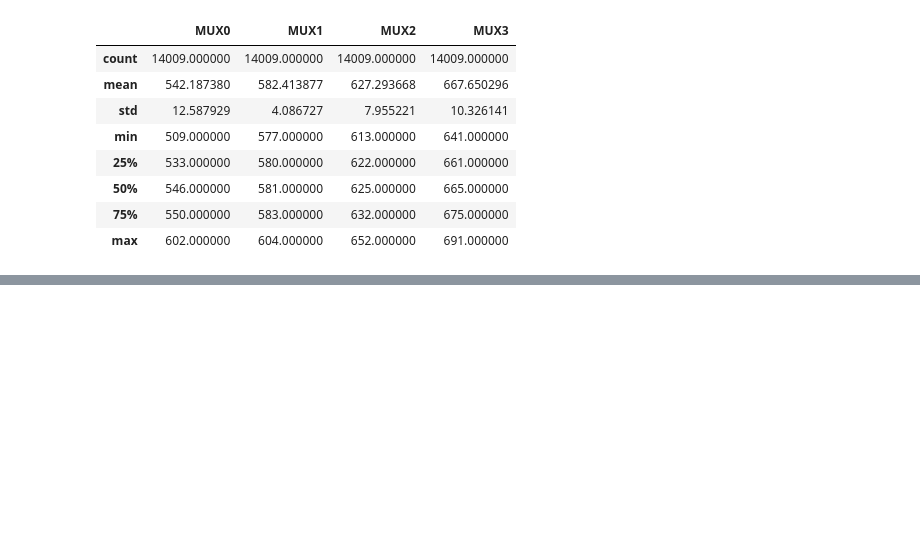
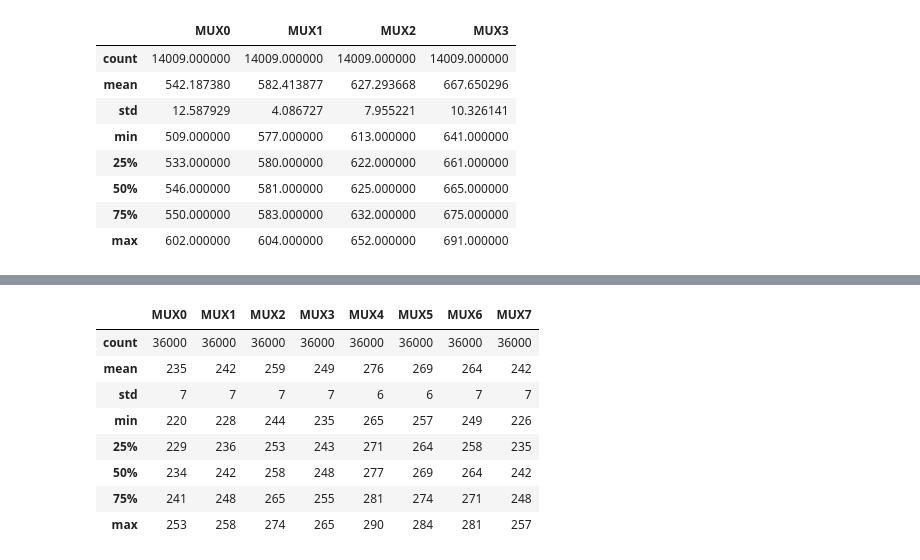
Before and after one commit to mygs/babilonia, a Jupyter notebook: research/mux-capacitive/moisture.ipynb, the cells around one changed output, grey strips where cells are left out. Drawn from its saved outputs; the diff is of its cells as text; code cells hidden in the pictures; blank space fills up the shorter version.

```diff
--- a/research/mux-capacitive/moisture.ipynb
+++ b/research/mux-capacitive/moisture.ipynb
@@ -3,6 +3,7 @@
 import pandas as pd
 from matplotlib import pyplot as plt
 #plt.rcParams['figure.figsize'] = [15, 7]
+pd.options.display.float_format = "{:.0f}".format
 # %% [markdown]
 # TEST0001
 # %%
@@ -220,0 +238,12 @@ df4[['MUX0','MUX1','MUX2','MUX3']].describe()
+# %%
+df1000[['MUX0','MUX1','MUX2','MUX3','MUX4','MUX5','MUX6','MUX7']].describe()
+# %% [output]
+|  | MUX0 | MUX1 | MUX2 | MUX3 | MUX4 | MUX5 | MUX6 | MUX7 |
+| count | 36000 | 36000 | 36000 | 36000 | 36000 | 36000 | 36000 | 36000 |
+| mean | 235 | 242 | 259 | 249 | 276 | 269 | 264 | 242 |
+| std | 7 | 7 | 7 | 7 | 6 | 6 | 7 | 7 |
+| min | 220 | 228 | 244 | 235 | 265 | 257 | 249 | 226 |
+| 25% | 229 | 236 | 253 | 243 | 271 | 264 | 258 | 235 |
+| 50% | 234 | 242 | 258 | 248 | 277 | 269 | 264 | 242 |
+| 75% | 241 | 248 | 265 | 255 | 281 | 274 | 271 | 248 |
+| max | 253 | 258 | 274 | 265 | 290 | 284 | 281 | 257 |
```
Also changed, not shown: parts of 4 cells of this notebook, 3 other files.
